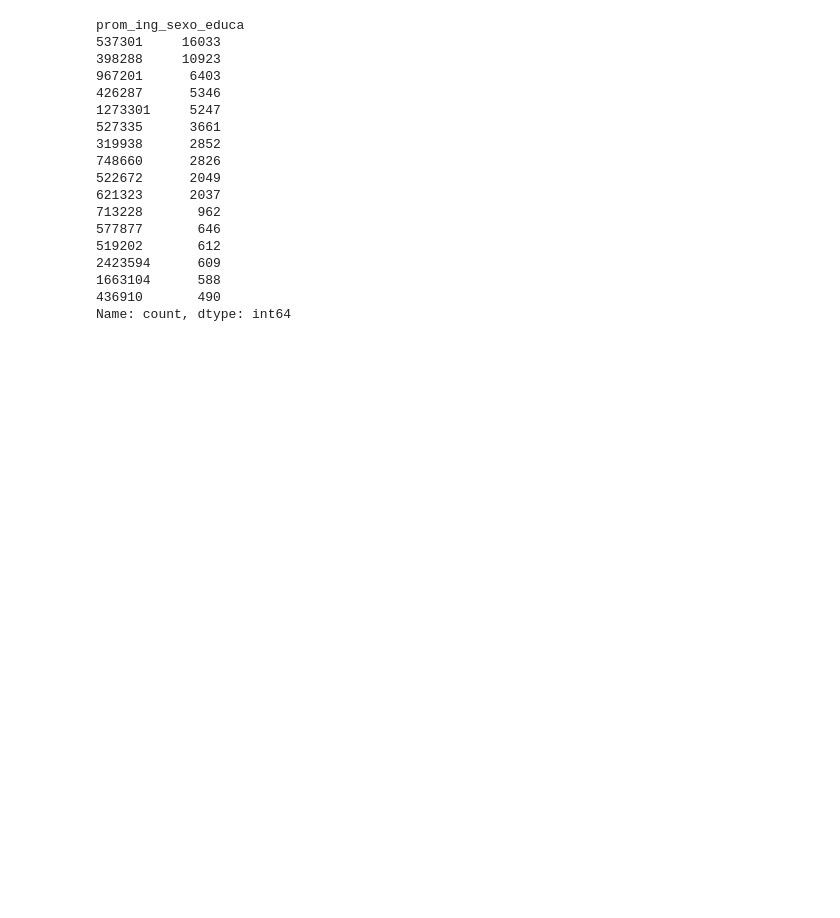
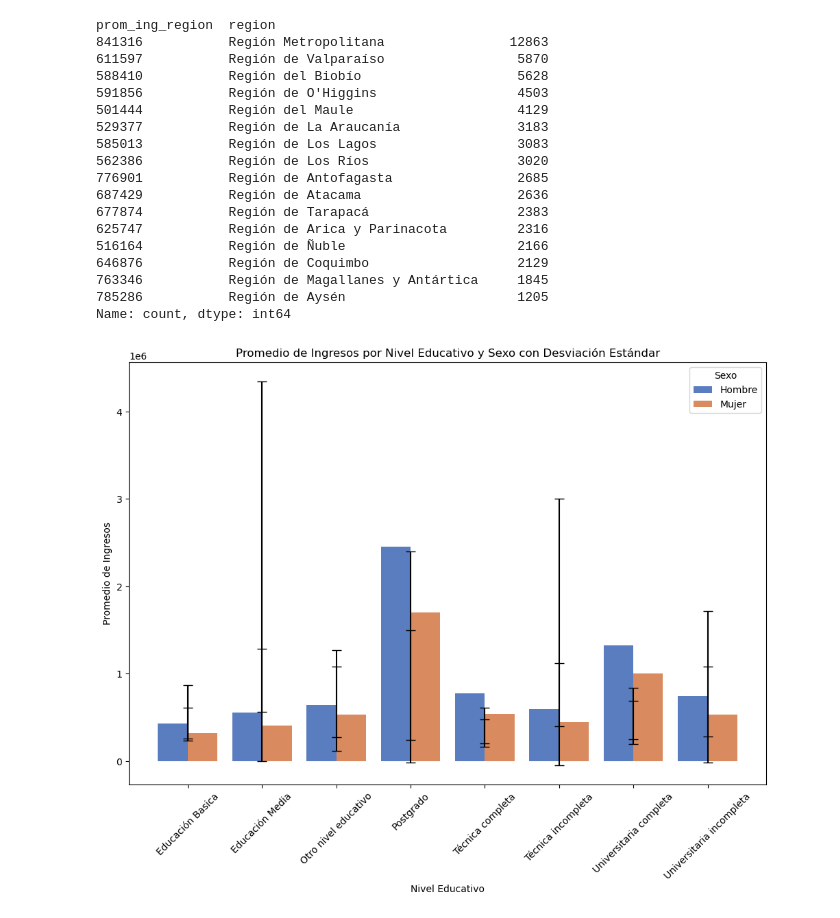
Before and after one commit to ElK1000o/Taller-Ciencia-de-Datos-I, a Jupyter notebook: Proyecto/Python/Casen2022_analisis.ipynb, the cells around one changed output. Drawn from its saved outputs; the diff is of its cells as text; code cells hidden in the pictures; blank space fills up the shorter version.

```diff
--- a/Proyecto/Python/Casen2022_analisis.ipynb
+++ b/Proyecto/Python/Casen2022_analisis.ipynb
@@ -88,21 +89,50 @@ plt.show()
 # %%
-data['prom_ing_sexo_educa'].value_counts()
+data[['prom_ing_region', 'region']].value_counts()
 # %% [output]
-prom_ing_sexo_educa
-537301     16033
-398288     10923
-967201      6403
-426287      5346
-1273301     5247
-527335      3661
-319938      2852
-748660      2826
-522672      2049
-621323      2037
-713228       962
-577877       646
-519202       612
-2423594      609
-1663104      588
-436910       490
+prom_ing_region  region
+841316           Región Metropolitana                12863
+611597           Región de Valparaíso                 5870
+588410           Región del Biobío                    5628
+591856           Región de O'Higgins                  4503
+501444           Región del Maule                     4129
+529377           Región de La Araucanía               3183
+585013           Región de Los Lagos                  3083
+562386           Región de Los Ríos                   3020
+776901           Región de Antofagasta                2685
+687429           Región de Atacama                    2636
+677874           Región de Tarapacá                   2383
+625747           Región de Arica y Parinacota         2316
+516164           Región de Ñuble                      2166
+646876           Región de Coquimbo                   2129
+763346           Región de Magallanes y Antártica     1845
+785286           Región de Aysén                      1205
 Name: count, dtype: int64
+# %%
+df = data.groupby(['sexo', 'educa']).agg(
+     mean_ingreso=('ingreso', 'mean'),
+     std_ingreso=('ingreso', 'std')).reset_index()
+
+plt.figure(figsize=(12, 8))
+bar_plot = sns.barplot(data=df,
+                       x='educa',
+                       y='mean_ingreso',
+                       hue='sexo',
+                       palette='muted')
+
+for i in range(len(df)):
+    row = df.iloc[i]
+    bar_plot.errorbar(x=i // len(df['sexo'].unique()),
+                      y=row['mean_ingreso'],
+                      yerr=row['std_ingreso'],
+                      fmt='none',
+                      c='black',
+                      capsize=5)
+
+plt.xlabel('Nivel Educativo')
+plt.ylabel('Promedio de Ingresos')
+plt.title('Promedio de Ingresos por Nivel Educativo y Sexo con Desviación Estándar')
+plt.xticks(rotation=45)
+plt.legend(title='Sexo')
+plt.show()
+# %% [output]
+[figure, added]
```
Also changed, not shown: parts of 15 cells of this notebook, 3 other files.
